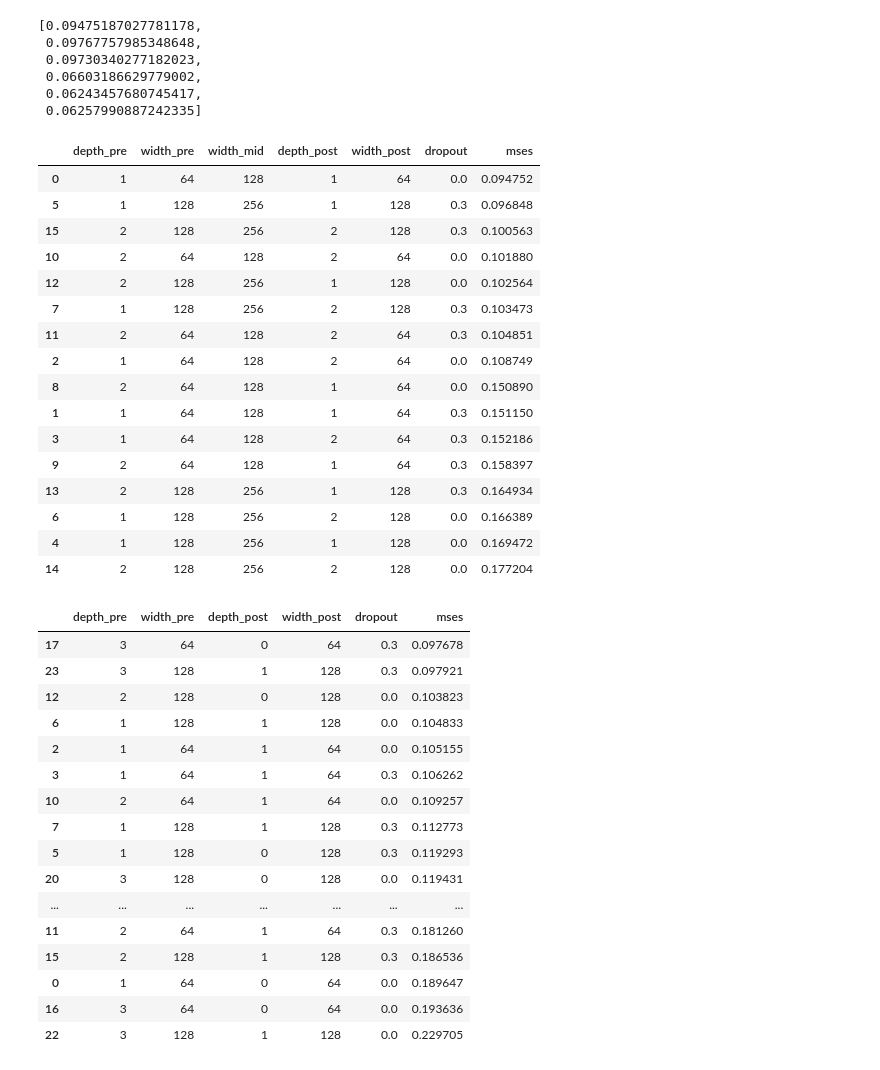
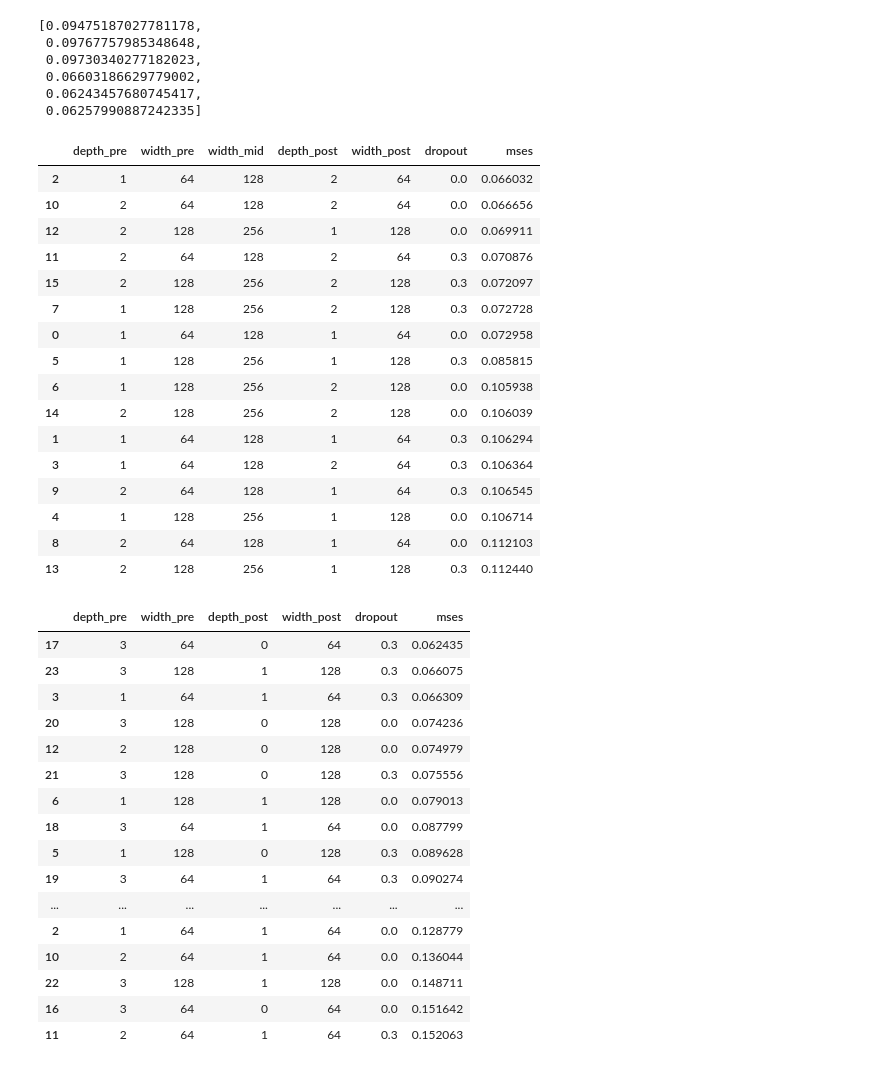
Before and after one commit to SimonFalk/DeepLearningProject, a Jupyter notebook: batch_test.ipynb, the cells around one changed output. Drawn from its saved outputs; the diff is of its cells as text; code cells hidden in the pictures.

```diff
--- a/batch_test.ipynb
+++ b/batch_test.ipynb
@@ -307,34 +252,34 @@ best
 # %%
 df1 = pd.DataFrame(params_1, columns = [
     'depth_pre',
     'width_pre',
     'width_mid',
     'depth_post',
     'width_post',
     'dropout'
 ])
 
-df1['mses'] = mses[0]
+df1['mses'] = mses[3]
 
 df1.sort_values('mses')
 # %% [output]
 |  | depth_pre | width_pre | width_mid | depth_post | width_post | dropout | mses |
-| 0 | 1 | 64 | 128 | 1 | 64 | 0.0 | 0.094752 |
-| 5 | 1 | 128 | 256 | 1 | 128 | 0.3 | 0.096848 |
-| 15 | 2 | 128 | 256 | 2 | 128 | 0.3 | 0.100563 |
-| 10 | 2 | 64 | 128 | 2 | 64 | 0.0 | 0.101880 |
-| 12 | 2 | 128 | 256 | 1 | 128 | 0.0 | 0.102564 |
-| 7 | 1 | 128 | 256 | 2 | 128 | 0.3 | 0.103473 |
-| 11 | 2 | 64 | 128 | 2 | 64 | 0.3 | 0.104851 |
-| 2 | 1 | 64 | 128 | 2 | 64 | 0.0 | 0.108749 |
-| 8 | 2 | 64 | 128 | 1 | 64 | 0.0 | 0.150890 |
-| 1 | 1 | 64 | 128 | 1 | 64 | 0.3 | 0.151150 |
-| 3 | 1 | 64 | 128 | 2 | 64 | 0.3 | 0.152186 |
-| 9 | 2 | 64 | 128 | 1 | 64 | 0.3 | 0.158397 |
-| 13 | 2 | 128 | 256 | 1 | 128 | 0.3 | 0.164934 |
-| 6 | 1 | 128 | 256 | 2 | 128 | 0.0 | 0.166389 |
-| 4 | 1 | 128 | 256 | 1 | 128 | 0.0 | 0.169472 |
-| 14 | 2 | 128 | 256 | 2 | 128 | 0.0 | 0.177204 |
+| 2 | 1 | 64 | 128 | 2 | 64 | 0.0 | 0.066032 |
+| 10 | 2 | 64 | 128 | 2 | 64 | 0.0 | 0.066656 |
+| 12 | 2 | 128 | 256 | 1 | 128 | 0.0 | 0.069911 |
+| 11 | 2 | 64 | 128 | 2 | 64 | 0.3 | 0.070876 |
+| 15 | 2 | 128 | 256 | 2 | 128 | 0.3 | 0.072097 |
+| 7 | 1 | 128 | 256 | 2 | 128 | 0.3 | 0.072728 |
+| 0 | 1 | 64 | 128 | 1 | 64 | 0.0 | 0.072958 |
+| 5 | 1 | 128 | 256 | 1 | 128 | 0.3 | 0.085815 |
+| 6 | 1 | 128 | 256 | 2 | 128 | 0.0 | 0.105938 |
+| 14 | 2 | 128 | 256 | 2 | 128 | 0.0 | 0.106039 |
+| 1 | 1 | 64 | 128 | 1 | 64 | 0.3 | 0.106294 |
+| 3 | 1 | 64 | 128 | 2 | 64 | 0.3 | 0.106364 |
+| 9 | 2 | 64 | 128 | 1 | 64 | 0.3 | 0.106545 |
+| 4 | 1 | 128 | 256 | 1 | 128 | 0.0 | 0.106714 |
+| 8 | 2 | 64 | 128 | 1 | 64 | 0.0 | 0.112103 |
+| 13 | 2 | 128 | 256 | 1 | 128 | 0.3 | 0.112440 |
 # %%
 df2 = pd.DataFrame(params_2, columns = [
     'depth_pre',
@@ -344,27 +289,27 @@ df2 = pd.DataFrame(params_2, columns = [
     'dropout'
 ])
 
-df2['mses'] = mses[1]
+df2['mses'] = mses[4]
 
 df2.sort_values('mses')
 # %% [output]
 |  | depth_pre | width_pre | depth_post | width_post | dropout | mses |
-| 17 | 3 | 64 | 0 | 64 | 0.3 | 0.097678 |
-| 23 | 3 | 128 | 1 | 128 | 0.3 | 0.097921 |
-| 12 | 2 | 128 | 0 | 128 | 0.0 | 0.103823 |
-| 6 | 1 | 128 | 1 | 128 | 0.0 | 0.104833 |
-| 2 | 1 | 64 | 1 | 64 | 0.0 | 0.105155 |
-| 3 | 1 | 64 | 1 | 64 | 0.3 | 0.106262 |
-| 10 | 2 | 64 | 1 | 64 | 0.0 | 0.109257 |
-| 7 | 1 | 128 | 1 | 128 | 0.3 | 0.112773 |
-| 5 | 1 | 128 | 0 | 128 | 0.3 | 0.119293 |
-| 20 | 3 | 128 | 0 | 128 | 0.0 | 0.119431 |
+| 17 | 3 | 64 | 0 | 64 | 0.3 | 0.062435 |
+| 23 | 3 | 128 | 1 | 128 | 0.3 | 0.066075 |
+| 3 | 1 | 64 | 1 | 64 | 0.3 | 0.066309 |
+| 20 | 3 | 128 | 0 | 128 | 0.0 | 0.074236 |
+| 12 | 2 | 128 | 0 | 128 | 0.0 | 0.074979 |
+| 21 | 3 | 128 | 0 | 128 | 0.3 | 0.075556 |
+| 6 | 1 | 128 | 1 | 128 | 0.0 | 0.079013 |
+| 18 | 3 | 64 | 1 | 64 | 0.0 | 0.087799 |
+| 5 | 1 | 128 | 0 | 128 | 0.3 | 0.089628 |
+| 19 | 3 | 64 | 1 | 64 | 0.3 | 0.090274 |
 | ... | ... | ... | ... | ... | ... | ... |
-| 11 | 2 | 64 | 1 | 64 | 0.3 | 0.181260 |
-| 15 | 2 | 128 | 1 | 128 | 0.3 | 0.186536 |
-| 0 | 1 | 64 | 0 | 64 | 0.0 | 0.189647 |
-| 16 | 3 | 64 | 0 | 64 | 0.0 | 0.193636 |
-| 22 | 3 | 128 | 1 | 128 | 0.0 | 0.229705 |
+| 2 | 1 | 64 | 1 | 64 | 0.0 | 0.128779 |
+| 10 | 2 | 64 | 1 | 64 | 0.0 | 0.136044 |
+| 22 | 3 | 128 | 1 | 128 | 0.0 | 0.148711 |
+| 16 | 3 | 64 | 0 | 64 | 0.0 | 0.151642 |
+| 11 | 2 | 64 | 1 | 64 | 0.3 | 0.152063 |
 # %%
 df3 = pd.DataFrame(params_3, columns = [
     'depth_pre',
```
Also changed, not shown: parts of 16 cells of this notebook, 27 other files.
